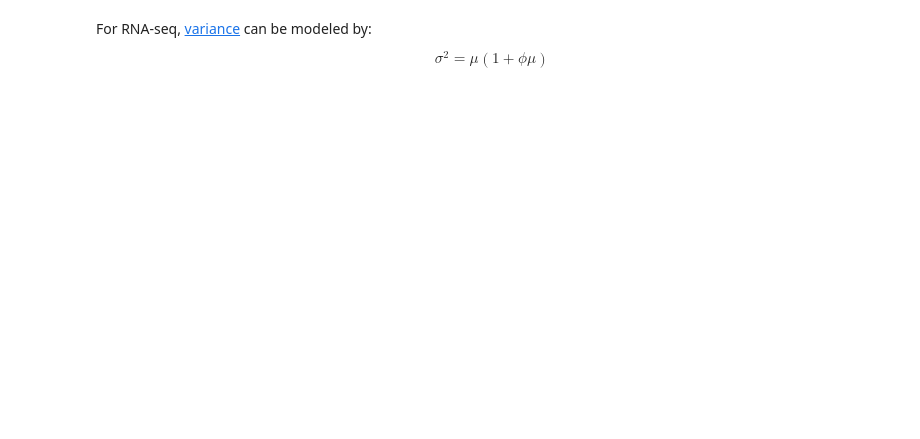
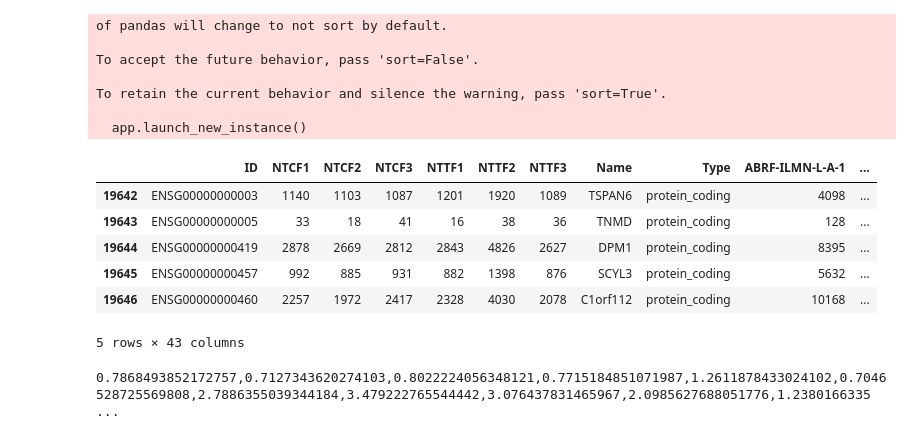
Before and after one commit to wckdouglas/tgirt_smRNA, a Jupyter notebook: scripts/reproducibility.ipynb, the cells around one changed output. Drawn from its saved outputs; the diff is of its cells as text; code cells hidden in the pictures; blank space fills up the shorter version.

```diff
--- a/scripts/reproducibility.ipynb
+++ b/scripts/reproducibility.ipynb
@@ -24,7 +25,43 @@ def model_cv(phi, mu):
 def fit_dispersion(phi, mu, var):
     pred_var = model_var(phi, mu)
     return mean_squared_error(var, pred_var)
-# %% [markdown]
-For RNA-seq, [variance](https://academic.oup.com/nar/article/45/11/e104/3091649) can be modeled by:
-
-$$ \sigma^2 = \mu (1+\phi \mu)  $$
+# %%
+ercc_df = pd.read_table('../data/ercc.tsv') \
+    .drop('Len', axis=1) \
+    .rename(columns = {'refA1':'NTCF1',
+                     'refA2': 'NTCF2',
+                     'refA3':'NTCF3'})\
+    .pipe(lambda d: d[d.columns[~d.columns.str.contains('TPM')]]) \
+    .assign(Type = 'ERCC') \
+    .assign(Name = lambda d: d.ID)
+gene_df = pd.read_table('../data/all.tsv') \
+    .filter(regex='ID|Name|Type|NT[CT][F][0-9]+')
+abrf = pd.read_table('/stor/work/Lambowitz/Data/archived_work/2016/TGIRT_ERCC_project/result/countTables/countsData.tsv') \
+    .filter(regex='ABRF|id') \
+    .rename(columns={'id':'ID'}) \
+    .groupby('ID', as_index=False)\
+    .sum()
+count_df = pd.concat([gene_df, ercc_df], axis=0) \
+    .merge(abrf, how='inner', on ='ID')  \
+    .pipe(lambda d: d[d.Type.str.contains('protein_coding|ERCC')])
+count_df.head()
+# %% [output]
+of pandas will change to not sort by default.
+
+To accept the future behavior, pass 'sort=False'.
+
+To retain the current behavior and silence the warning, pass 'sort=True'.
+
+  app.launch_new_instance()
+|  | ID | NTCF1 | NTCF2 | NTCF3 | NTTF1 | NTTF2 | NTTF3 | Name | Type | ABRF-ILMN-L-A-1 | ... |
+| 19642 | ENSG00000000003 | 1140 | 1103 | 1087 | 1201 | 1920 | 1089 | TSPAN6 | protein_coding | 4098 | ... |
+| 19643 | ENSG00000000005 | 33 | 18 | 41 | 16 | 38 | 36 | TNMD | protein_coding | 128 | ... |
+| 19644 | ENSG00000000419 | 2878 | 2669 | 2812 | 2843 | 4826 | 2627 | DPM1 | protein_coding | 8395 | ... |
+| 19645 | ENSG00000000457 | 992 | 885 | 931 | 882 | 1398 | 876 | SCYL3 | protein_coding | 5632 | ... |
+| 19646 | ENSG00000000460 | 2257 | 1972 | 2417 | 2328 | 4030 | 2078 | C1orf112 | protein_coding | 10168 | ... |
+5 rows × 43 columns
+# %%
+d, sf = normalize_count(count_df.filter(regex='ABRF|NTTF[0-9]+|NTCF[0-9]+'), return_sf = True)
+print(','.join(map(str,sf)))
+# %% [output]
+0.7868493852172757,0.7127343620274103,0.8022224056348121,0.7715184851071987,1.2611878433024102,0.7046528725569808,2.7886355039344184,3.479222765544442,3.076437831465967,2.0985627688051776,1.2380166335 ...
```
Also changed, not shown: parts of 11 cells of this notebook, 1 other file.
